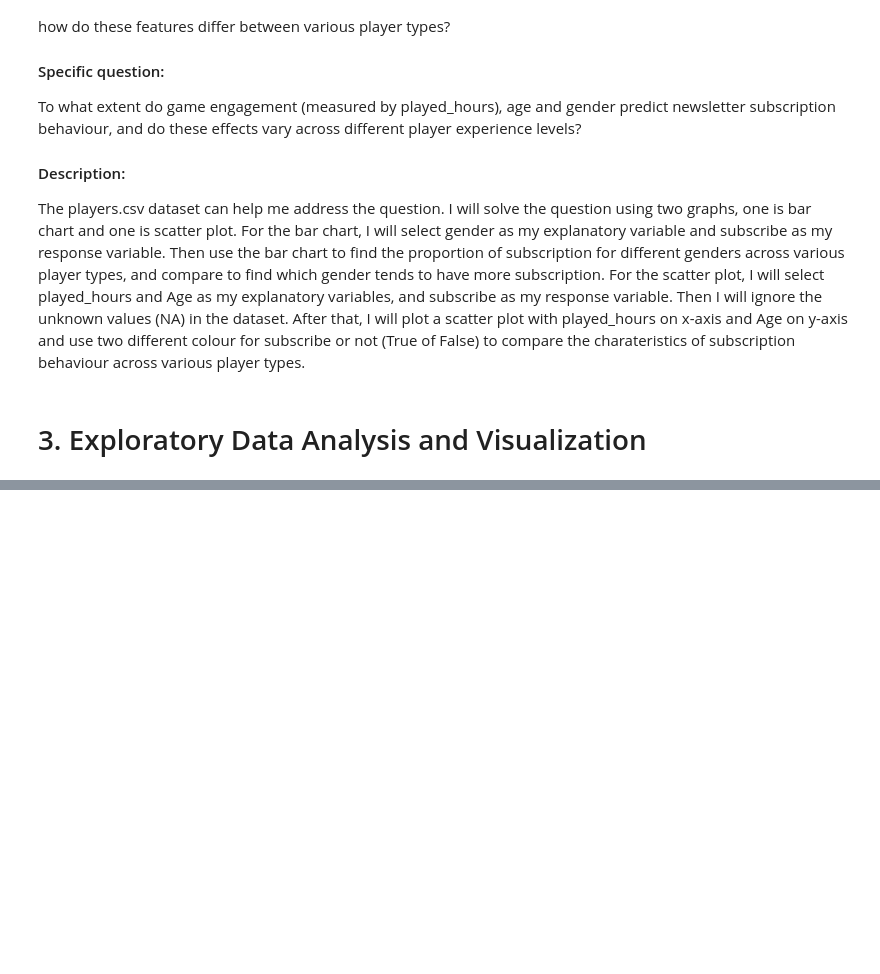
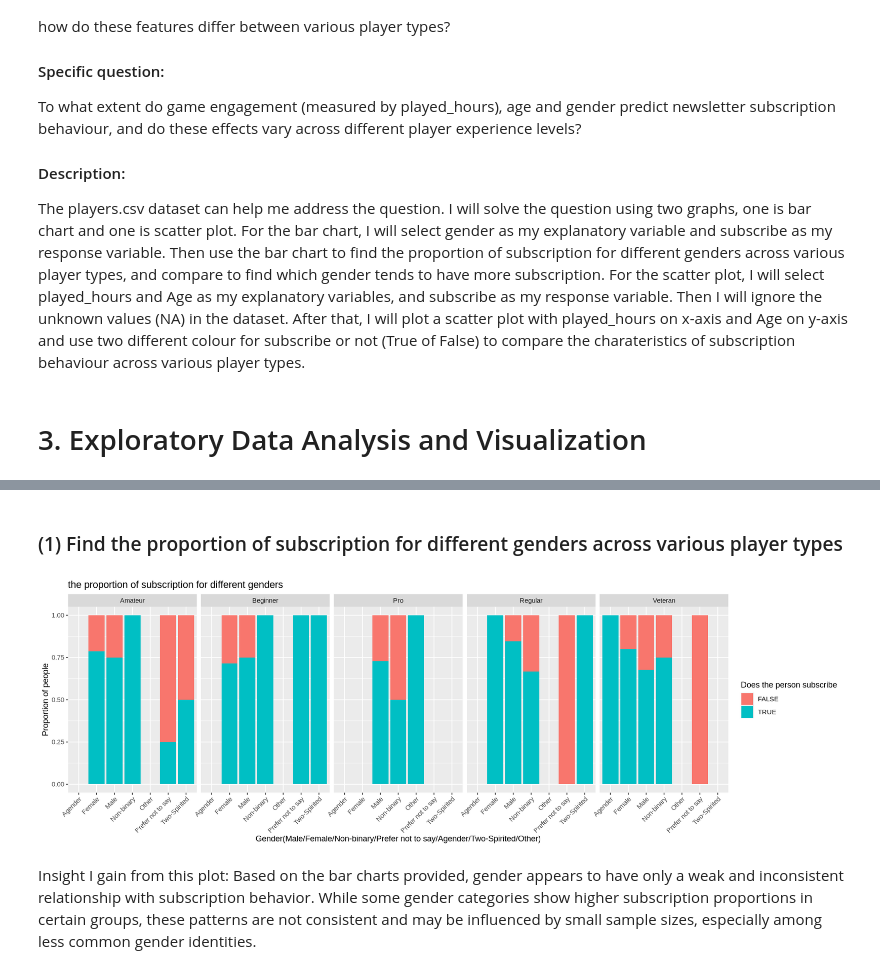
Before and after one commit to Evelyn925/individual_project, a Jupyter notebook: individual_project.ipynb, the cells around one changed output, grey strips where cells are left out. Cells and saved outputs as stored; diff of their text form; code cells hidden in the pictures; blank space fills up the shorter version.

Commit message:
push to GitHub
first part of data analysis and visualization added

```diff
--- a/individual_project.ipynb
+++ b/individual_project.ipynb
@@ -45,0 +66,5 @@ The players.csv dataset can help me address the question. I will solve the quest
+# %%
+players<-read_excel("data/players.xlsx")
+sessions<-read_excel("data/sessions.xlsx")
+players
+sessions
@@ -45,0 +127,18 @@ The players.csv dataset can help me address the question. I will solve the quest
+# %% [markdown]
+### (1) Find the proportion of subscription for different genders across various player types
+# %%
+options(repr.plot.width = 15, repr.plot.height = 5)
+bar_plot <- players |>
+ggplot(aes(x = gender, fill = subscribe)) +
+geom_bar(position = 'fill') +
+xlab("Gender(Male/Female/Non-binary/Prefer not to say/Agender/Two-Spirited/Other)") +
+ylab("Proportion of people") +
+labs(fill = "Does the person subscribe") +
+ggtitle("the proportion of subscription for different genders")+
+facet_grid(~ experience)+
+theme(axis.text.x = element_text(angle = 45, hjust = 1))
+bar_plot
+# %% [output]
+[figure, added]
+# %% [markdown]
+Insight I gain from this plot: Based on the bar charts provided, gender appears to have only a weak and inconsistent relationship with subscription behavior. While some gender categories show higher subscription proportions in certain groups, these patterns are not consistent and may be influenced by small sample sizes, especially among less common gender identities.
```
Also changed, not shown: parts of 3 cells of this notebook.
